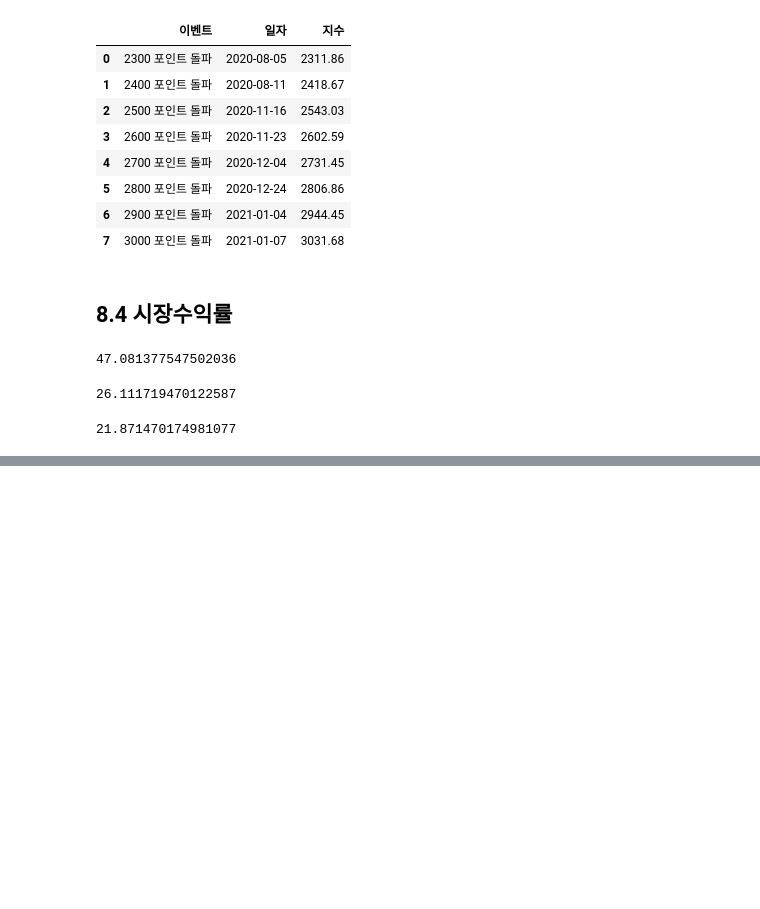
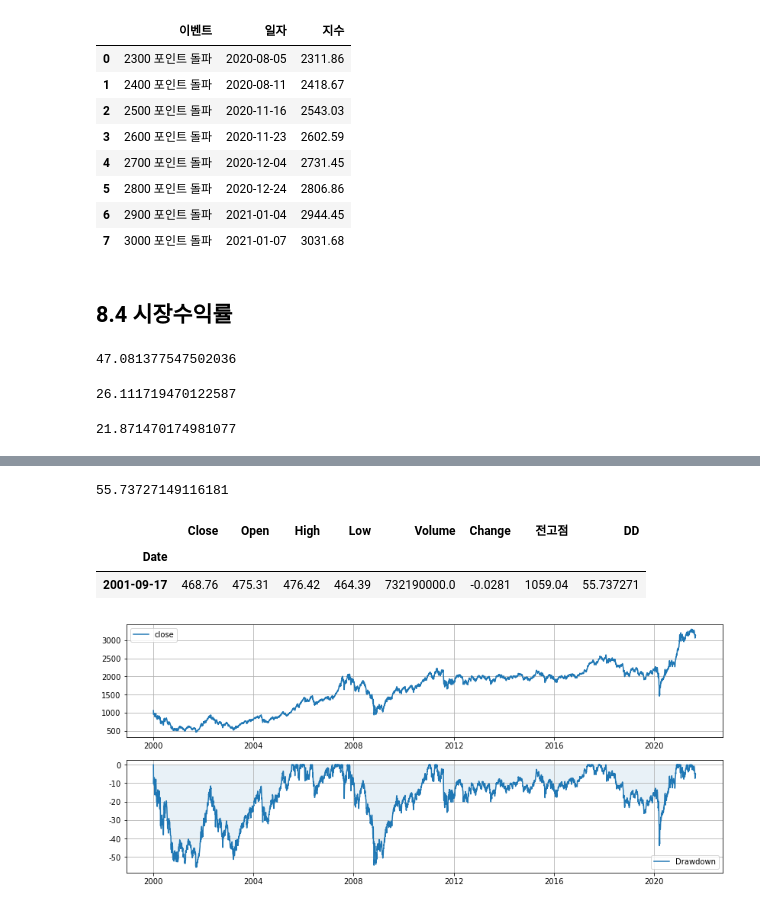
Before and after one commit to sharebook-kr/book-pandas-for-finance, a Jupyter notebook: ch08/ch08.ipynb, the cells around one changed output, grey strips where cells are left out. Cells and saved outputs as stored; diff of their text form; code cells hidden in the pictures; blank space fills up the shorter version.

```diff
--- a/ch08/ch08.ipynb
+++ b/ch08/ch08.ipynb
@@ -311,0 +307,7 @@ https://www.statsmodels.org/stable/examples/notebooks/generated/ols.html
+# %%
+import pandas as pd
+
+kospi = pd.read_excel("data/kospi2000.xlsx", index_col=0)
+kospi['전고점'] = kospi['Close'].cummax()
+kospi['DD'] = (1 - kospi['Close'] / kospi['전고점']) * 100
+kospi.head()
@@ -311,0 +322,33 @@ https://www.statsmodels.org/stable/examples/notebooks/generated/ols.html
+# %%
+MDD = kospi['DD'].max()
+print(MDD)
+# %% [output]
+55.73727149116181
+# %%
+조건 = kospi["DD"] == MDD
+kospi[조건]
+# %% [output]
+|  | Close | Open | High | Low | Volume | Change | 전고점 | DD |
+| Date |  |  |  |  |  |  |  |  |
+| 2001-09-17 | 468.76 | 475.31 | 476.42 | 464.39 | 732190000.0 | -0.0281 | 1059.04 | 55.737271 |
+# %%
+import matplotlib.pyplot as plt
+
+plt.rc("axes", unicode_minus=False)   # y축 음수처리
+
+fig = plt.figure(figsize=(14, 6))
+ax1 = fig.add_subplot(2, 1, 1)
+ax2 = fig.add_subplot(2, 1, 2)
+
+ax1.plot(kospi.index, kospi["Close"], label="close")
+ax2.plot(kospi.index, kospi["DD"] * -1, label="Drawdown")
+ax2.fill_between(kospi.index, kospi["DD"] * -1, alpha=0.1) # 색상채우기
+
+ax1.grid()
+ax2.grid()
+
+ax1.legend(loc='best')
+ax2.legend(loc='best')
+plt.show()
+# %% [output]
+[figure, added]
```
Also changed, not shown: parts of 6 cells of this notebook, 3 other files.
